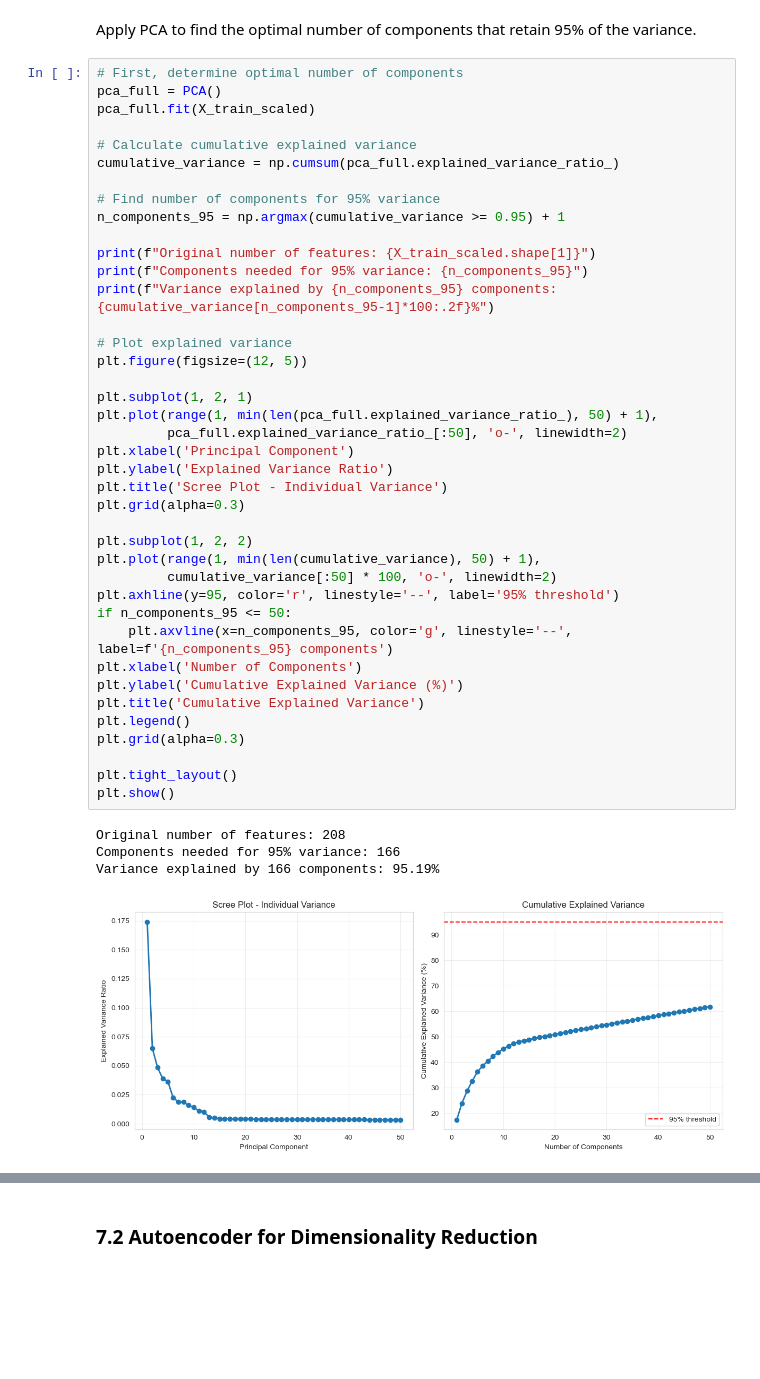
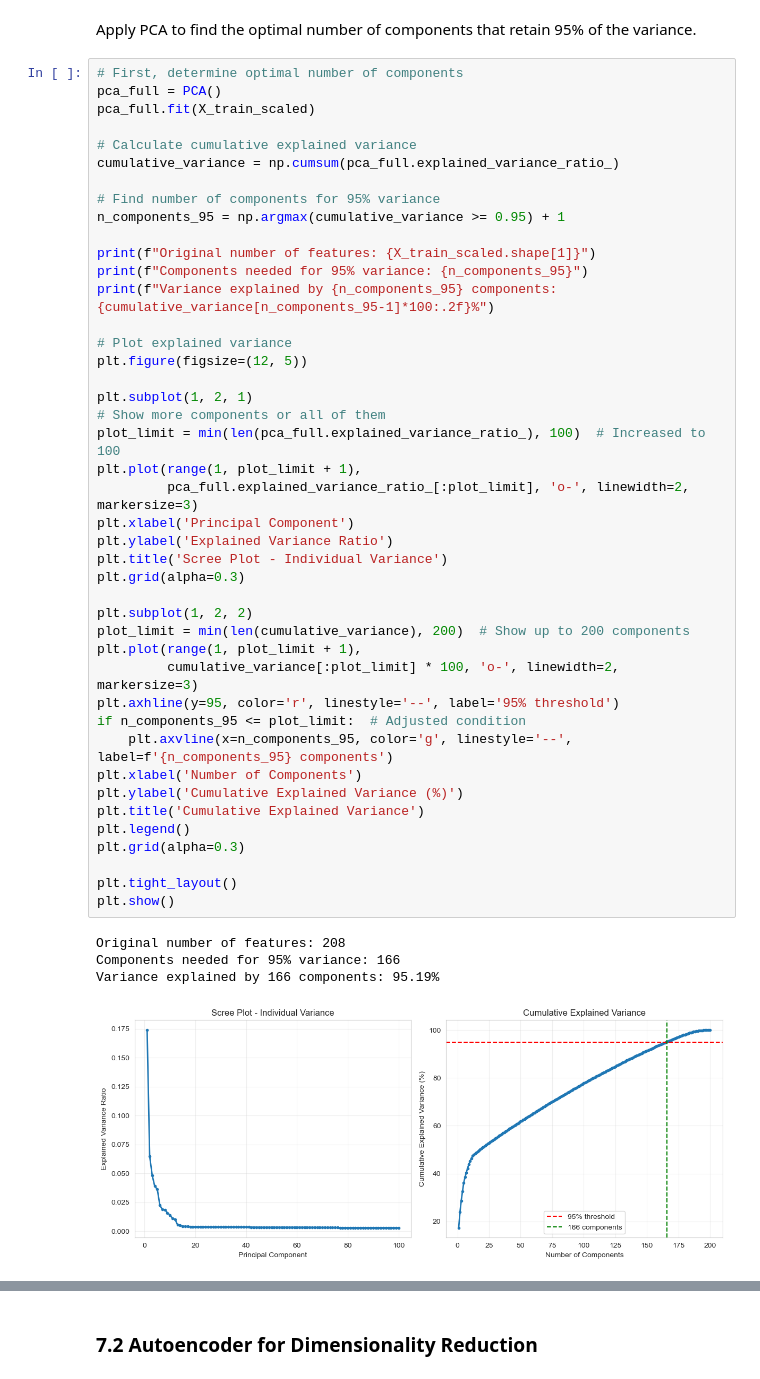
Before and after one commit to DavideDDB23/ML_HW_2, a Jupyter notebook: Life Expectancy Regression.ipynb, the cells around one changed output, grey strips where cells are left out. Saved outputs shown, nothing was run; the diff lists cells and outputs as text; blank space fills up the shorter version.

```diff
--- a/Life Expectancy Regression.ipynb
+++ b/Life Expectancy Regression.ipynb
@@ -800,38 +723,41 @@ cumulative_variance = np.cumsum(pca_full.explained_variance_ratio_)
 n_components_95 = np.argmax(cumulative_variance >= 0.95) + 1
 
 print(f"Original number of features: {X_train_scaled.shape[1]}")
 print(f"Components needed for 95% variance: {n_components_95}")
 print(f"Variance explained by {n_components_95} components: {cumulative_variance[n_components_95-1]*100:.2f}%")
 
 # Plot explained variance
 plt.figure(figsize=(12, 5))
 
 plt.subplot(1, 2, 1)
-plt.plot(range(1, min(len(pca_full.explained_variance_ratio_), 50) + 1),
-         pca_full.explained_variance_ratio_[:50], 'o-', linewidth=2)
+# Show more components or all of them
+plot_limit = min(len(pca_full.explained_variance_ratio_), 100)  # Increased to 100
+plt.plot(range(1, plot_limit + 1),
+         pca_full.explained_variance_ratio_[:plot_limit], 'o-', linewidth=2, markersize=3)
 plt.xlabel('Principal Component')
 plt.ylabel('Explained Variance Ratio')
 plt.title('Scree Plot - Individual Variance')
 plt.grid(alpha=0.3)
 
 plt.subplot(1, 2, 2)
-plt.plot(range(1, min(len(cumulative_variance), 50) + 1),
-         cumulative_variance[:50] * 100, 'o-', linewidth=2)
+plot_limit = min(len(cumulative_variance), 200)  # Show up to 200 components
+plt.plot(range(1, plot_limit + 1),
+         cumulative_variance[:plot_limit] * 100, 'o-', linewidth=2, markersize=3)
 plt.axhline(y=95, color='r', linestyle='--', label='95% threshold')
-if n_components_95 <= 50:
+if n_components_95 <= plot_limit:  # Adjusted condition
     plt.axvline(x=n_components_95, color='g', linestyle='--', label=f'{n_components_95} components')
 plt.xlabel('Number of Components')
 plt.ylabel('Cumulative Explained Variance (%)')
 plt.title('Cumulative Explained Variance')
 plt.legend()
 plt.grid(alpha=0.3)
 
 plt.tight_layout()
 plt.show()
 # %% [output]
 Original number of features: 208
 Components needed for 95% variance: 166
 Variance explained by 166 components: 95.19%
-[figure, old version]
+[figure, new version]
 # %%
 # Apply PCA with optimal number of components
```
Also changed, not shown: parts of 29 cells of this notebook, 1 other file.
